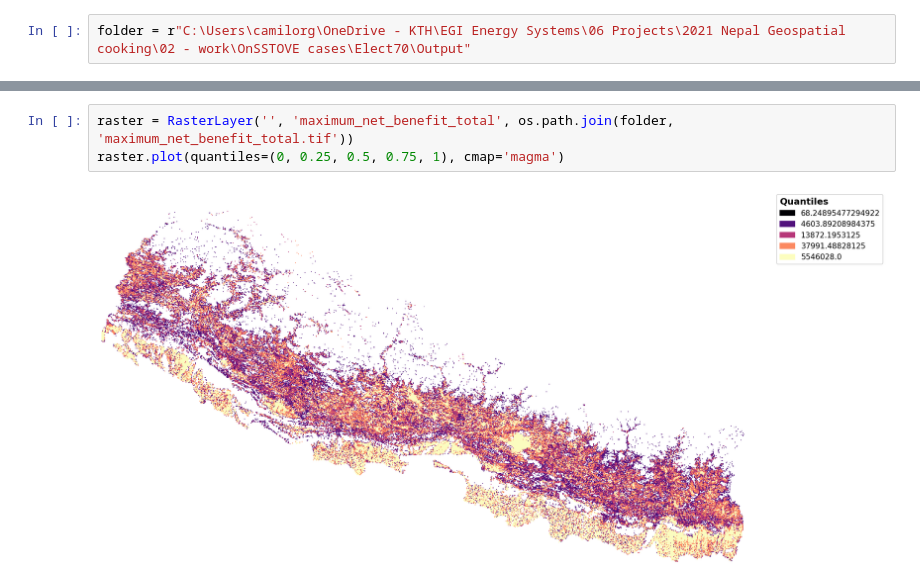
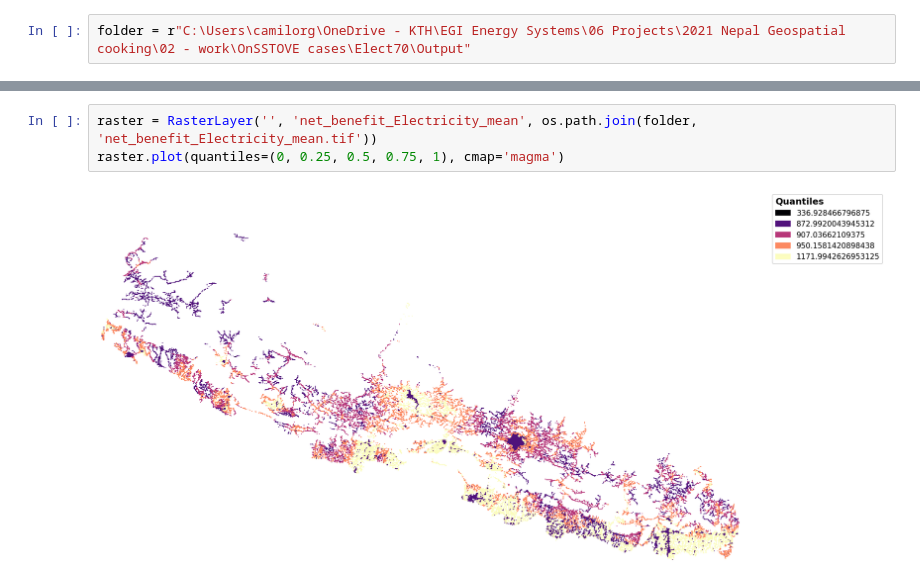
Before and after one commit to Open-Source-Spatial-Clean-Cooking-Tool/OnStove, a Jupyter notebook: Nepal runner.ipynb, the cells around one changed output, grey strips where cells are left out. Drawn from its saved outputs; the diff is of its cells as text.

```diff
--- a/Nepal runner.ipynb
+++ b/Nepal runner.ipynb
@@ -412,5 +423,5 @@ folder = r"C:\Users\camilorg\OneDrive - KTH\EGI Energy Systems\06 Projects\2021
 # %%
-raster = RasterLayer('', 'maximum_net_benefit_total', os.path.join(folder, 'maximum_net_benefit_total.tif'))
+raster = RasterLayer('', 'net_benefit_Electricity_mean', os.path.join(folder, 'net_benefit_Electricity_mean.tif'))
 raster.plot(quantiles=(0, 0.25, 0.5, 0.75, 1), cmap='magma')
 # %% [output]
-[figure, old version]
+[figure, new version]
```
Also changed, not shown: parts of 5 cells of this notebook, 2 other files.
